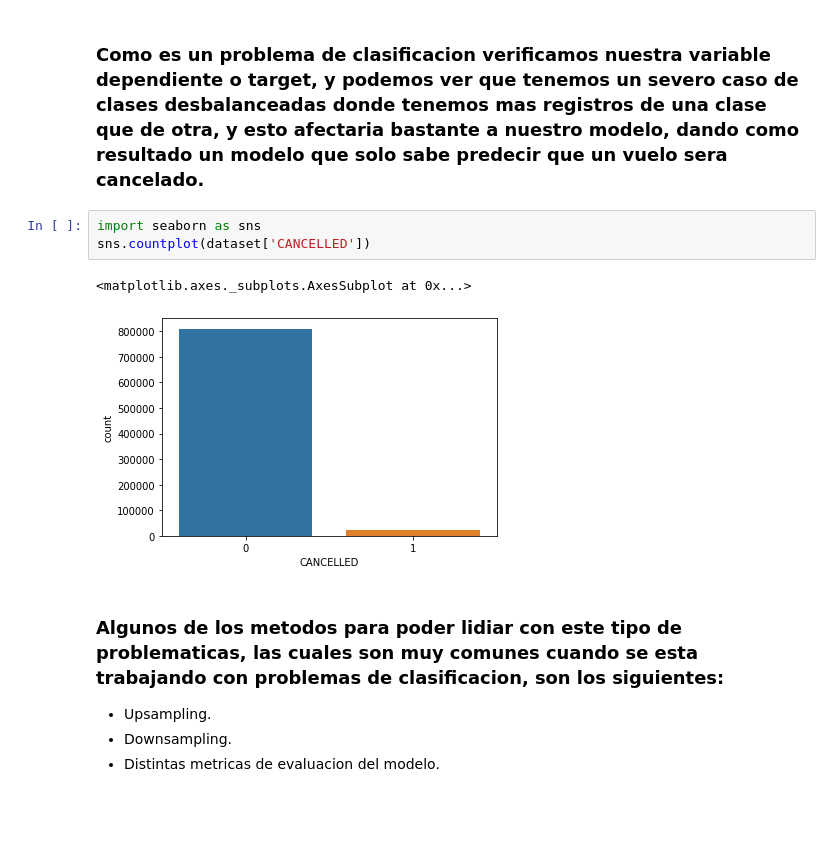
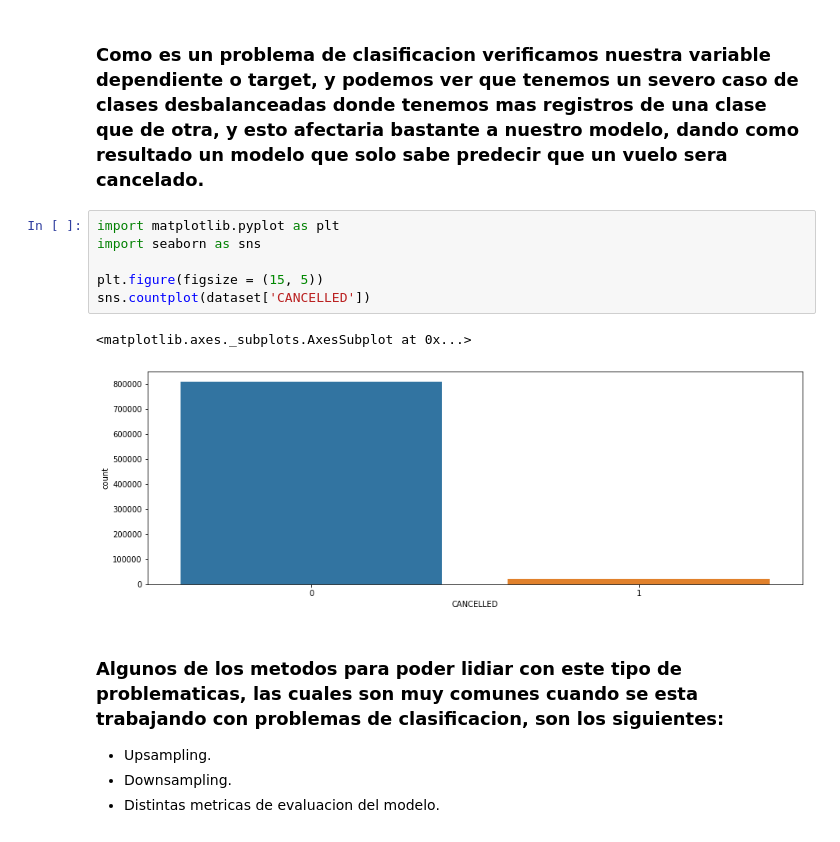
Before and after one commit to AlbertoCasadoPeguero/Flights, a Jupyter notebook: Flights.ipynb, the cells around one changed output. Cells and saved outputs as stored; diff of their text form; blank space fills up the shorter version.

```diff
--- a/Flights.ipynb
+++ b/Flights.ipynb
@@ -83,11 +83,14 @@ memory usage: 95.3+ MB
 # %% [markdown]
 ### Como es un problema de clasificacion verificamos nuestra variable dependiente o target, y podemos ver que tenemos un severo caso de clases desbalanceadas donde tenemos mas registros de una clase que de otra, y esto afectaria bastante a nuestro modelo, dando como resultado un modelo que solo sabe predecir que un vuelo sera cancelado.
 # %%
+import matplotlib.pyplot as plt
 import seaborn as sns
+
+plt.figure(figsize = (15, 5))
 sns.countplot(dataset['CANCELLED'])
 # %% [output]
 <matplotlib.axes._subplots.AxesSubplot at 0x...>
-[figure, old version]
+[figure, new version]
 # %% [markdown]
 ### Algunos de los metodos para poder lidiar con este tipo de problematicas, las cuales son muy comunes cuando se esta trabajando con problemas de clasificacion, son los siguientes:
 
```
Also changed, not shown: parts of 26 cells of this notebook.
